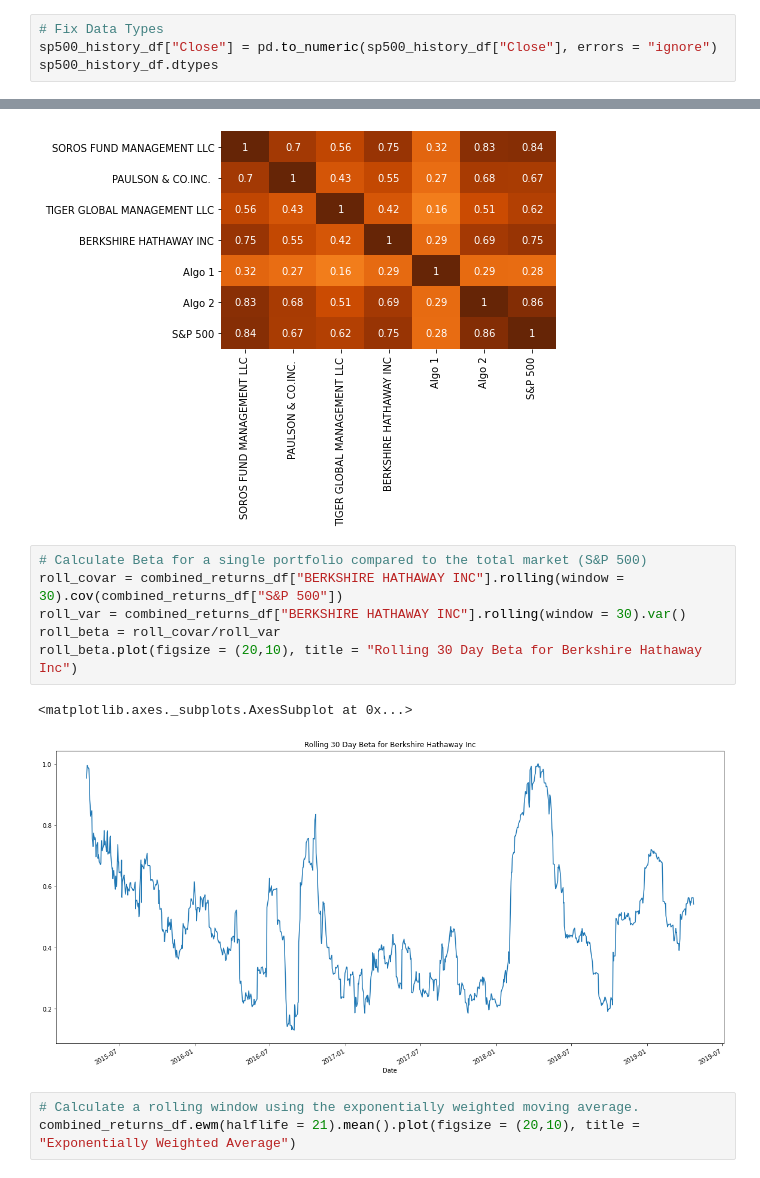
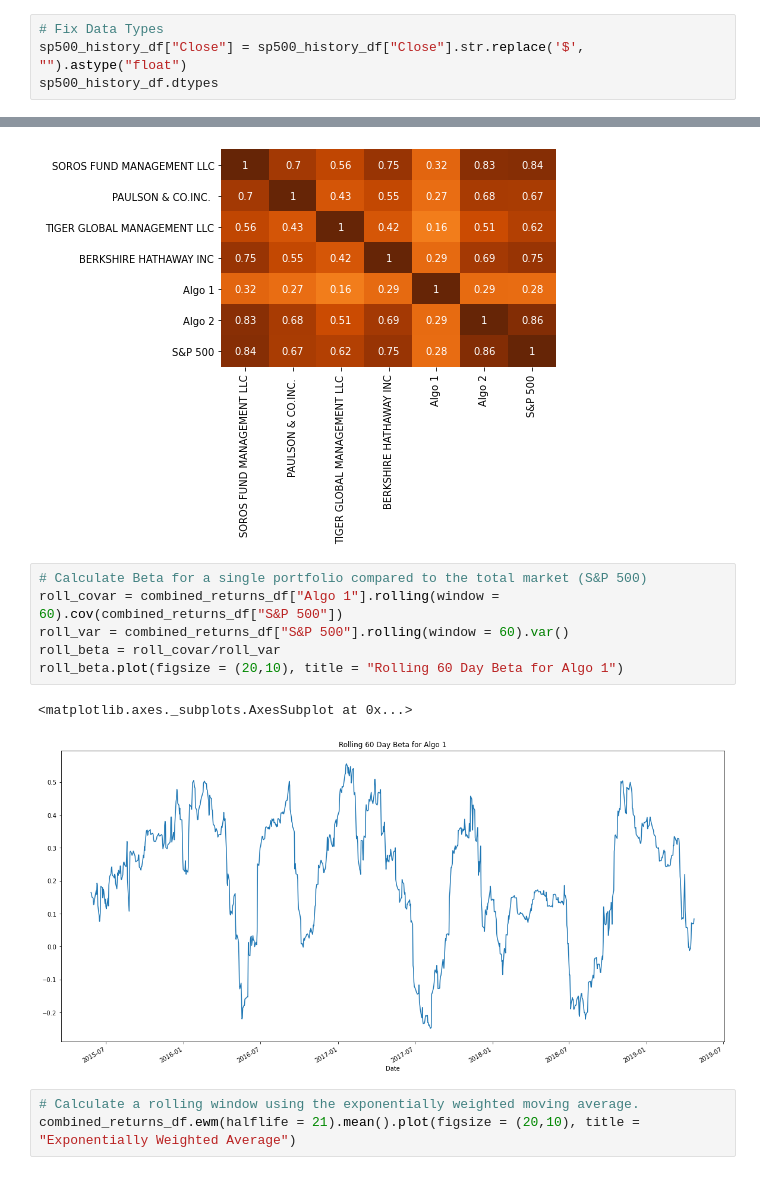
Before and after one commit to ameghani10/Whale_Analysis, a Jupyter notebook: whale_analysis.ipynb, the cells around one changed output, grey strips where cells are left out. Saved outputs shown, nothing was run; the diff lists cells and outputs as text.

Commit message:
read csv for all 3 stocks and combined them into a new dataframe, calculated weighted returns

```diff
--- a/whale_analysis.ipynb
+++ b/whale_analysis.ipynb
@@ -113,7 +113,7 @@ Close    object
 dtype: object
 # %%
 # Fix Data Types
-sp500_history_df["Close"] = pd.to_numeric(sp500_history_df["Close"], errors = "ignore")
+sp500_history_df["Close"] = sp500_history_df["Close"].str.replace('$', "").astype("float")
 sp500_history_df.dtypes
 # %% [output]
 Close    float64
@@ -256,13 +256,13 @@ sns.heatmap(corr_combined_returns, vmin = -1, vmax = 1, annot = True, cmap = "Yl
 [figure]
 # %%
 # Calculate Beta for a single portfolio compared to the total market (S&P 500)
-roll_covar = combined_returns_df["BERKSHIRE HATHAWAY INC"].rolling(window = 30).cov(combined_returns_df["S&P 500"])
-roll_var = combined_returns_df["BERKSHIRE HATHAWAY INC"].rolling(window = 30).var()
+roll_covar = combined_returns_df["Algo 1"].rolling(window = 60).cov(combined_returns_df["S&P 500"])
+roll_var = combined_returns_df["S&P 500"].rolling(window = 60).var()
 roll_beta = roll_covar/roll_var
-roll_beta.plot(figsize = (20,10), title = "Rolling 30 Day Beta for Berkshire Hathaway Inc")
+roll_beta.plot(figsize = (20,10), title = "Rolling 60 Day Beta for Algo 1")
 # %% [output]
 <matplotlib.axes._subplots.AxesSubplot at 0x...>
-[figure, old version]
+[figure, new version]
 # %%
 # Calculate a rolling window using the exponentially weighted moving average.
 combined_returns_df.ewm(halflife = 21).mean().plot(figsize = (20,10), title = "Exponentially Weighted Average")
```
Also changed, not shown: parts of 11 cells of this notebook, 1 other file.
